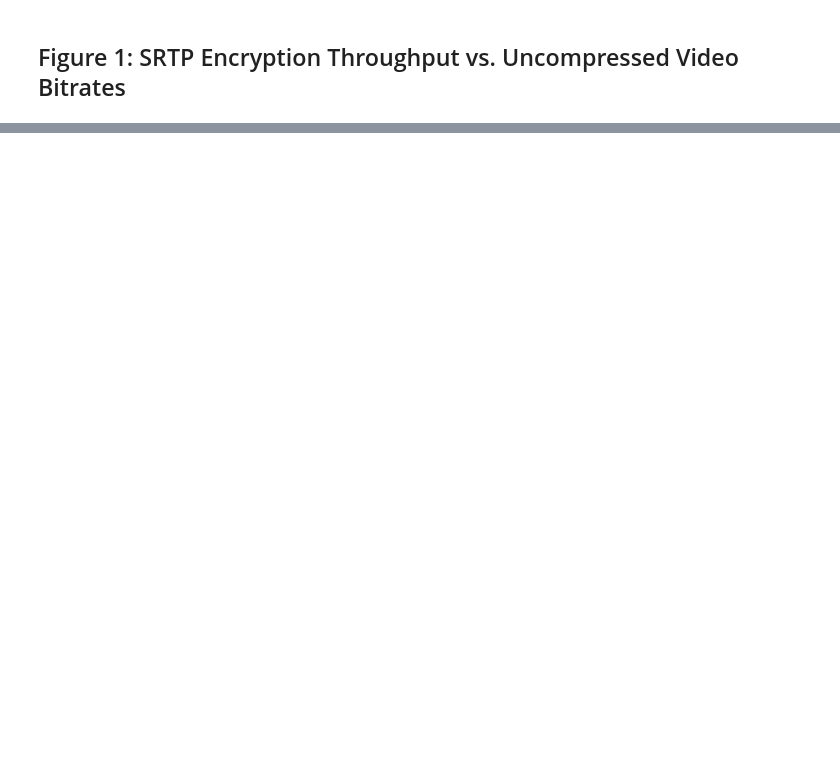
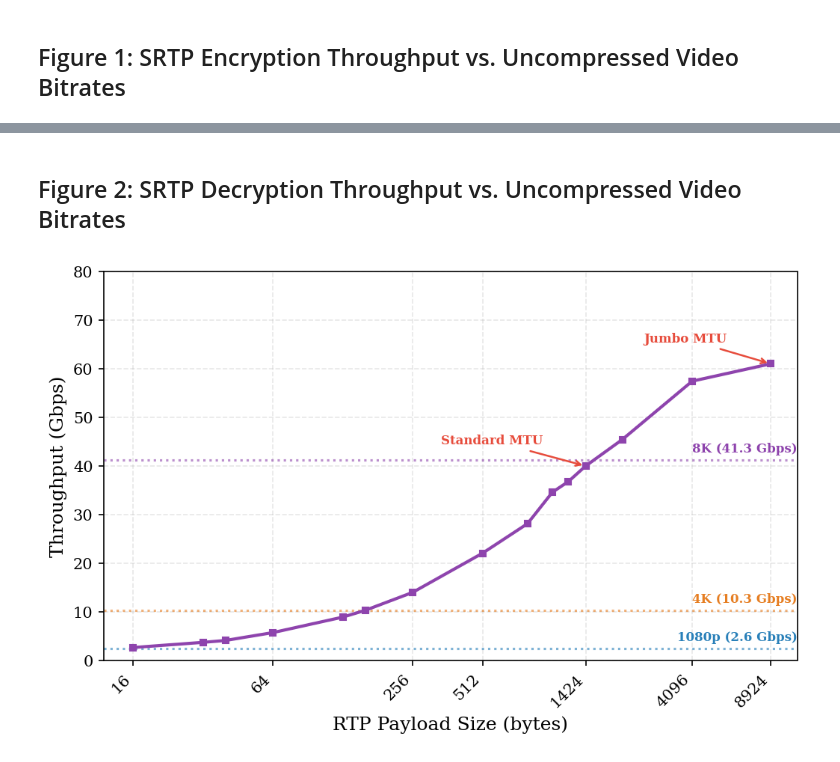
Before and after one commit to spring-epfl/SafeCast, a Jupyter notebook: figures_from_benches.ipynb, the cells around one changed output, grey strips where cells are left out. Cells and saved outputs as stored; diff of their text form; code cells hidden in the pictures; blank space fills up the shorter version.

```diff
--- a/figures_from_benches.ipynb
+++ b/figures_from_benches.ipynb
@@ -216,0 +265,67 @@ plt.show()
+# %% [markdown]
+## Figure 2: SRTP Decryption Throughput vs. Uncompressed Video Bitrates
+# %%
+# Extracting sorted payload sizes and corresponding throughputs
+# from unprotect (decryption) benchmark results
+unprotect_payload_sizes = np.array(list(unprotect_results.keys()))
+unprotect_throughput_gbps = np.array([r['throughput_gbps'] for r in unprotect_results.values()])
+
+fig, ax = plt.subplots(figsize=(7, 4.5))
+
+# --- SRTP decryption throughput curve ---
+ax.plot(unprotect_payload_sizes, unprotect_throughput_gbps, 's-', color='#8e44ad',
+        linewidth=2, markersize=4, zorder=5, label='unprotect (decrypt)')
+
+# --- Annotating the two MTU-relevant payload sizes ---
+highlights = {
+    1424: ('Standard MTU', (-60, 14)),
+    8924: ('Jumbo MTU', (-55, 14)),
+}
+for sz, (lbl, offset) in highlights.items():
+    if sz not in unprotect_results:
+        continue
+    tp = unprotect_results[sz]['throughput_gbps']
+    ax.annotate(lbl, (sz, tp),
+                textcoords='offset points', xytext=offset,
+                fontsize=8, ha='center',
+                arrowprops=dict(arrowstyle='->', color='#e74c3c', lw=1.2),
+                color='#e74c3c', fontweight='bold')
+
+# --- Video bitrate reference lines (same as Figure 1) ---
+y_max = 80
+
+display_formats = {
+    '1080p60': '1080p',
+    '2160p60': '4K',
+    '4320p60': '8K',
+}
+
+for label, bitrate, res_group in video_formats:
+    if label not in display_formats:
+        continue
+    display_label = display_formats[label]
+    color = resolution_colors[res_group]
+    ax.axhline(y=bitrate, color=color, linestyle=':', linewidth=1.5, alpha=0.6)
+    ax.text(1.0, bitrate + 1.0, f'{display_label} ({bitrate:.1f} Gbps)',
+            va='bottom', ha='right', fontsize=8, color=color, fontweight='bold',
+            transform=ax.get_yaxis_transform())
+
+# --- Axis formatting ---
+ax.set_xscale('log', base=2)
+ax.set_xlabel('RTP Payload Size (bytes)')
+ax.set_ylabel('Throughput (Gbps)')
+
+xtick_sizes = [16, 64, 256, 512, 1424, 4096, 8924]
+ax.set_xticks(xtick_sizes)
+ax.set_xticklabels([str(s) for s in xtick_sizes], rotation=45, ha='right')
+ax.xaxis.set_minor_formatter(ticker.NullFormatter())
+
+ax.set_ylim(0, y_max)
+ax.set_xlim(12, unprotect_payload_sizes[-1] * 1.3)
+
+plt.tight_layout()
+plt.savefig(FIGURES_DIR / 'fig2_srtp_decryption_throughput.pdf')
+plt.savefig(FIGURES_DIR / 'fig2_srtp_decryption_throughput.png')
+plt.show()
+# %% [output]
+[figure, added]
```
Also changed, not shown: parts of 4 cells of this notebook.
